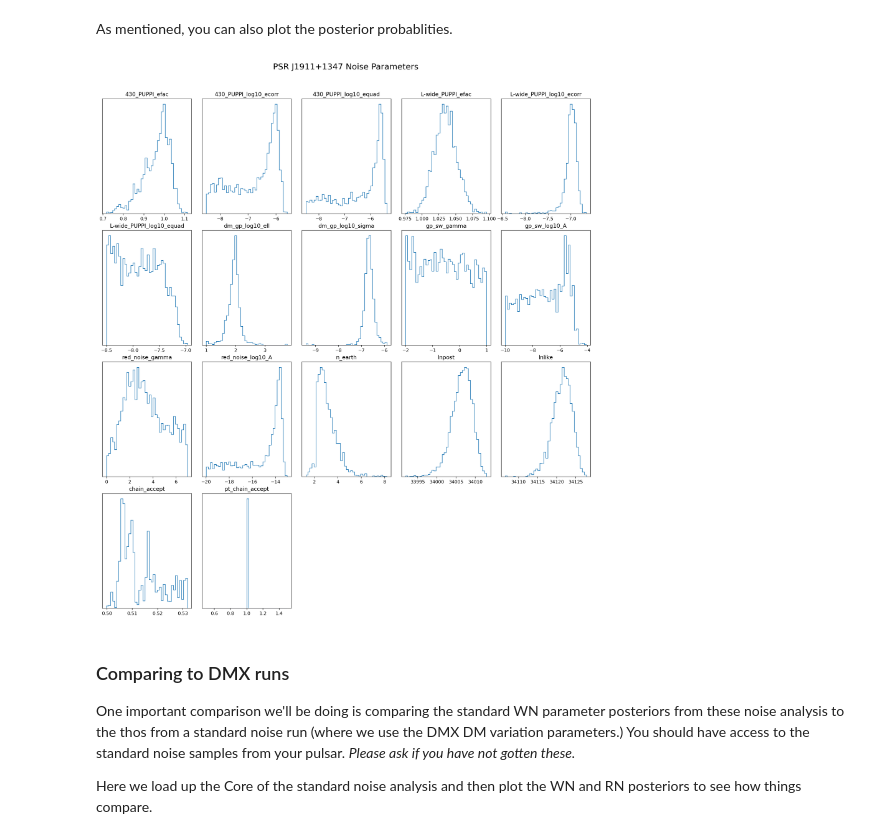
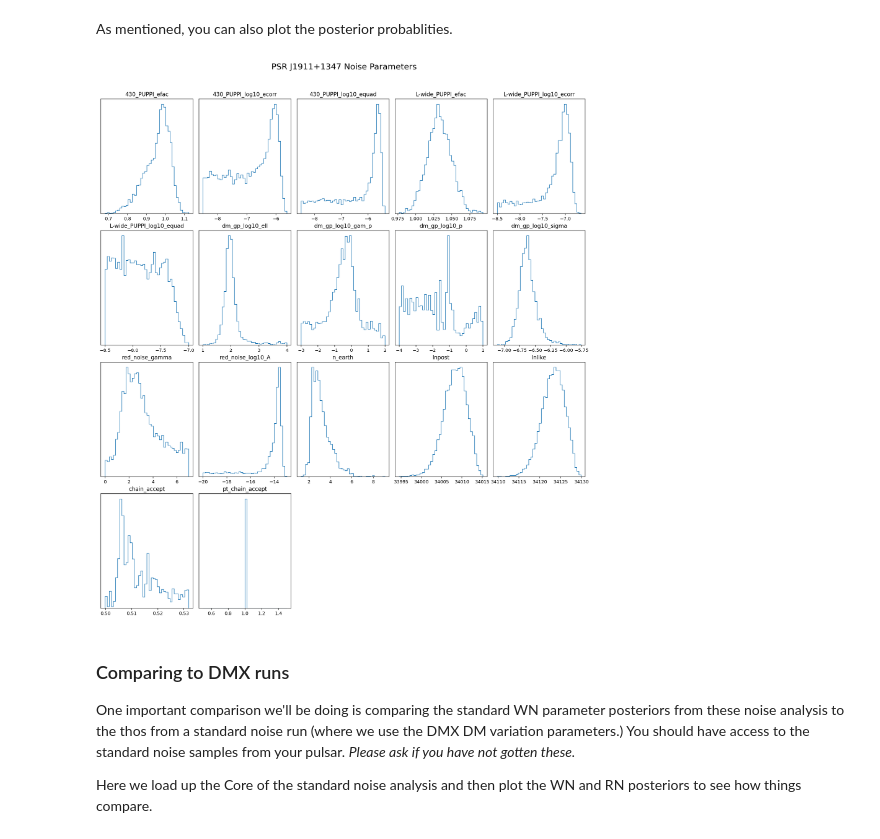
Before and after one commit to Hazboun6/noise_model_selection, a Jupyter notebook: chain_visualization.ipynb, the cells around one changed output. Cells and saved outputs as stored; diff of their text form; code cells hidden in the pictures.

```diff
--- a/chain_visualization.ipynb
+++ b/chain_visualization.ipynb
@@ -150,9 +150,9 @@ dg.plot_chains(c2, hist=False, ncols=5, title_y=1.05,
 # %% [markdown]
 As mentioned, you can also plot the posterior probablities.
 # %%
-dg.plot_chains(c2, hist=True, ncols=5, title_y=1.05)
+dg.plot_chains(c5, hist=True, ncols=5, title_y=1.05)
 # %% [output]
-[figure, old version]
+[figure, new version]
 # %% [markdown]
 ### Comparing to DMX runs
 One important comparison we'll be doing is comparing the standard WN parameter posteriors from these noise analysis to the thos from a standard noise run (where we use the DMX DM variation parameters.) You should have access to the standard noise samples from your pulsar. *Please ask if you have not gotten these.*
```
Also changed, not shown: parts of 47 cells of this notebook.
